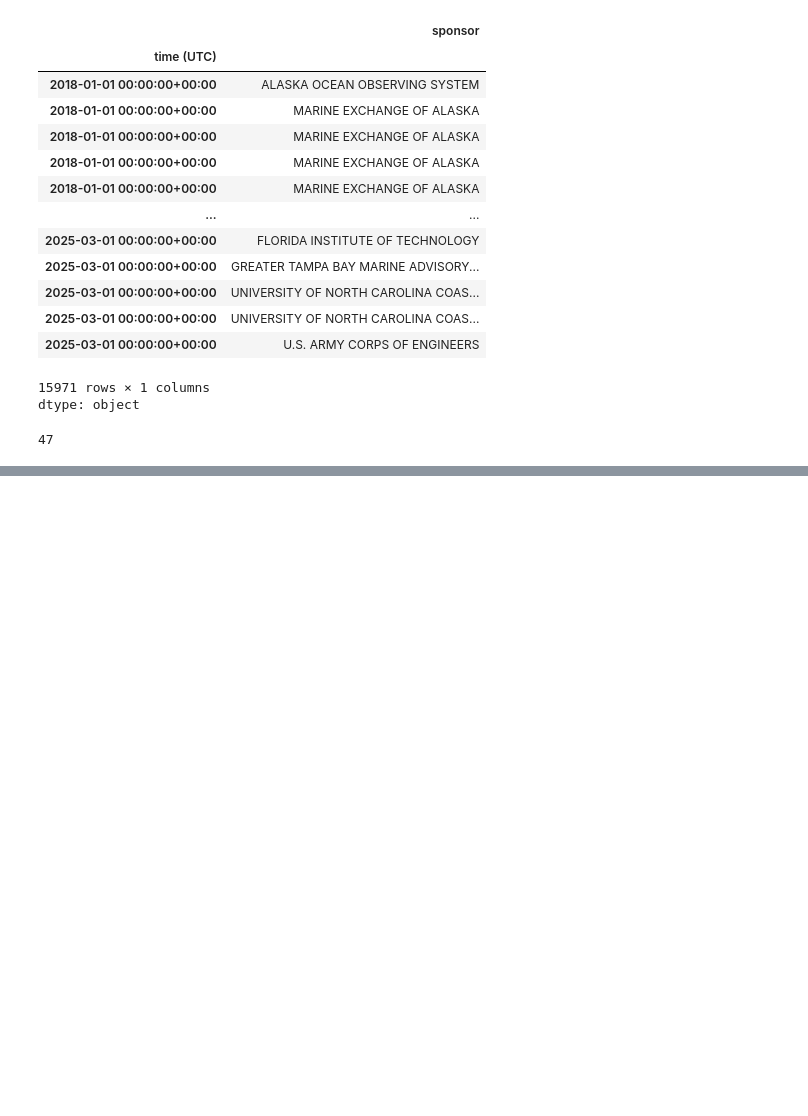
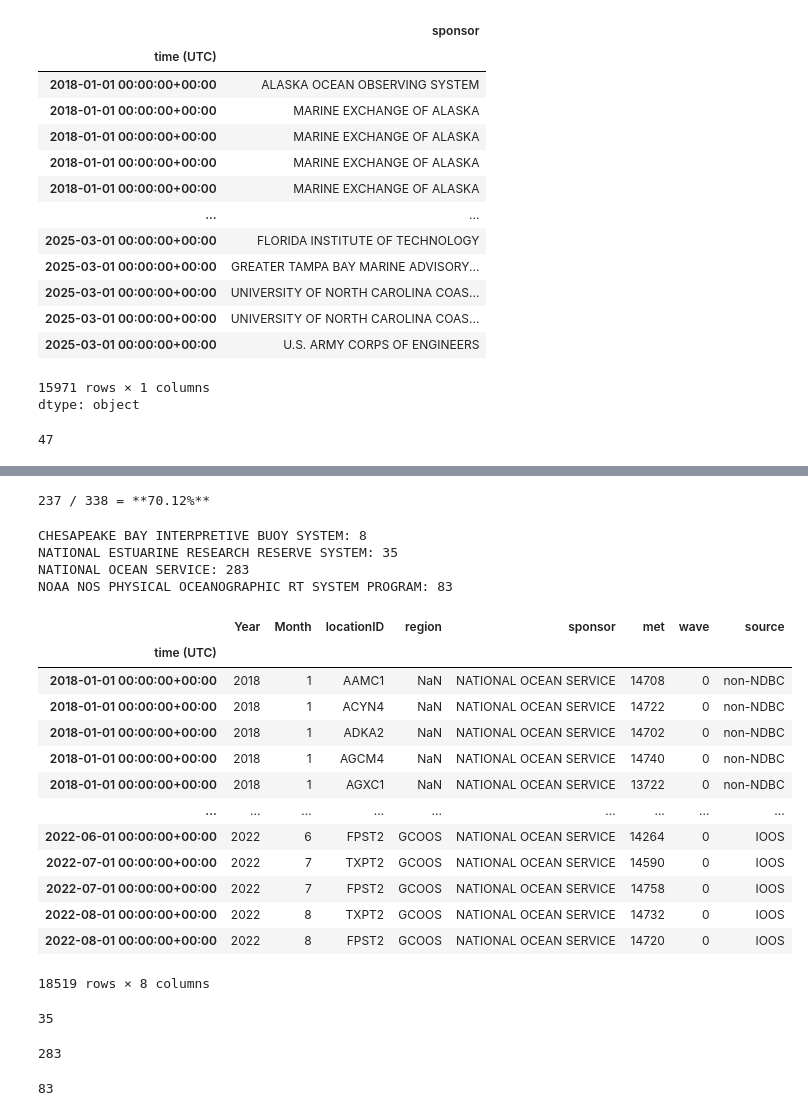
Before and after one commit to ioos/ioos_metrics, a Jupyter notebook: notebooks/IOOS_obs_2_NDBC.ipynb, the cells around one changed output, grey strips where cells are left out. Saved outputs shown, nothing was run; the diff lists cells and outputs as text; code cells hidden in the pictures; blank space fills up the shorter version.

```diff
--- a/notebooks/IOOS_obs_2_NDBC.ipynb
+++ b/notebooks/IOOS_obs_2_NDBC.ipynb
@@ -173,0 +336,66 @@ len(df.loc[df['source']=='IOOS'].sponsor.unique())
+# %%
+non_ndbc_nos_list = ['CHESAPEAKE BAY INTERPRETIVE BUOY SYSTEM',
+'NATIONAL ESTUARINE RESEARCH RESERVE SYSTEM',
+'NATIONAL OCEAN SERVICE',
+'NOAA NOS PHYSICAL OCEANOGRAPHIC RT SYSTEM PROGRAM']
+
+df_non_ndbc = df.loc[df['source']=='non-NDBC']
+
+nos = df_non_ndbc[df_non_ndbc['sponsor'].isin(non_ndbc_nos_list)]
+
+#nos = pd.concat([filtered,df.loc[df['source']=='IOOS']])
+
+condition = (nos['met'] ==0) & (nos['wave']==0)
+
+nos = nos[~condition]
+
+ioos = df.loc[df['source']=='IOOS']
+condition = (ioos['met'] ==0) & (ioos['wave']==0)
+ioos = ioos[~condition]
+
+ioos_platform_count = len(ioos.locationID.unique())
+nos_platform_count = len(nos.locationID.unique())
+
+print(f'{ioos_platform_count} / {nos_platform_count} = **{(ioos_platform_count/nos_platform_count)*100:.2f}%**')
+# %% [output]
+237 / 338 = **70.12%**
+# %%
+for sponsor in non_ndbc_nos_list:
+  length = len(nos.loc[nos['sponsor']==sponsor].locationID.unique())
+  print(f'{sponsor}: {length}')
+
+#len(nos.loc[nos['sponsor']=='CHESAPEAKE BAY INTERPRETIVE BUOY SYSTEM'].locationID.unique())
+# %% [output]
+CHESAPEAKE BAY INTERPRETIVE BUOY SYSTEM: 8
+NATIONAL ESTUARINE RESEARCH RESERVE SYSTEM: 35
+NATIONAL OCEAN SERVICE: 283
+NOAA NOS PHYSICAL OCEANOGRAPHIC RT SYSTEM PROGRAM: 83
+# %%
+nos.loc[nos['sponsor']=='NATIONAL OCEAN SERVICE']
+# %% [output]
+|  | Year | Month | locationID | region | sponsor | met | wave | source |
+| time (UTC) |  |  |  |  |  |  |  |  |
+| 2018-01-01 00:00:00+00:00 | 2018 | 1 | AAMC1 | NaN | NATIONAL OCEAN SERVICE | 14708 | 0 | non-NDBC |
+| 2018-01-01 00:00:00+00:00 | 2018 | 1 | ACYN4 | NaN | NATIONAL OCEAN SERVICE | 14722 | 0 | non-NDBC |
+| 2018-01-01 00:00:00+00:00 | 2018 | 1 | ADKA2 | NaN | NATIONAL OCEAN SERVICE | 14702 | 0 | non-NDBC |
+| 2018-01-01 00:00:00+00:00 | 2018 | 1 | AGCM4 | NaN | NATIONAL OCEAN SERVICE | 14740 | 0 | non-NDBC |
+| 2018-01-01 00:00:00+00:00 | 2018 | 1 | AGXC1 | NaN | NATIONAL OCEAN SERVICE | 13722 | 0 | non-NDBC |
+| ... | ... | ... | ... | ... | ... | ... | ... | ... |
+| 2022-06-01 00:00:00+00:00 | 2022 | 6 | FPST2 | GCOOS | NATIONAL OCEAN SERVICE | 14264 | 0 | IOOS |
+| 2022-07-01 00:00:00+00:00 | 2022 | 7 | TXPT2 | GCOOS | NATIONAL OCEAN SERVICE | 14590 | 0 | IOOS |
+| 2022-07-01 00:00:00+00:00 | 2022 | 7 | FPST2 | GCOOS | NATIONAL OCEAN SERVICE | 14758 | 0 | IOOS |
+| 2022-08-01 00:00:00+00:00 | 2022 | 8 | TXPT2 | GCOOS | NATIONAL OCEAN SERVICE | 14732 | 0 | IOOS |
+| 2022-08-01 00:00:00+00:00 | 2022 | 8 | FPST2 | GCOOS | NATIONAL OCEAN SERVICE | 14720 | 0 | IOOS |
+18519 rows × 8 columns
+# %%
+len(nos.loc[nos['sponsor']=='NATIONAL ESTUARINE RESEARCH RESERVE SYSTEM'].locationID.unique())
+# %% [output]
+35
+# %%
+len(nos.loc[nos['sponsor']=='NATIONAL OCEAN SERVICE'].locationID.unique())
+# %% [output]
+283
+# %%
+len(nos.loc[nos['sponsor']=='NOAA NOS PHYSICAL OCEANOGRAPHIC RT SYSTEM PROGRAM'].locationID.unique())
+# %% [output]
+83
```
Also changed, not shown: parts of 30 cells of this notebook.
